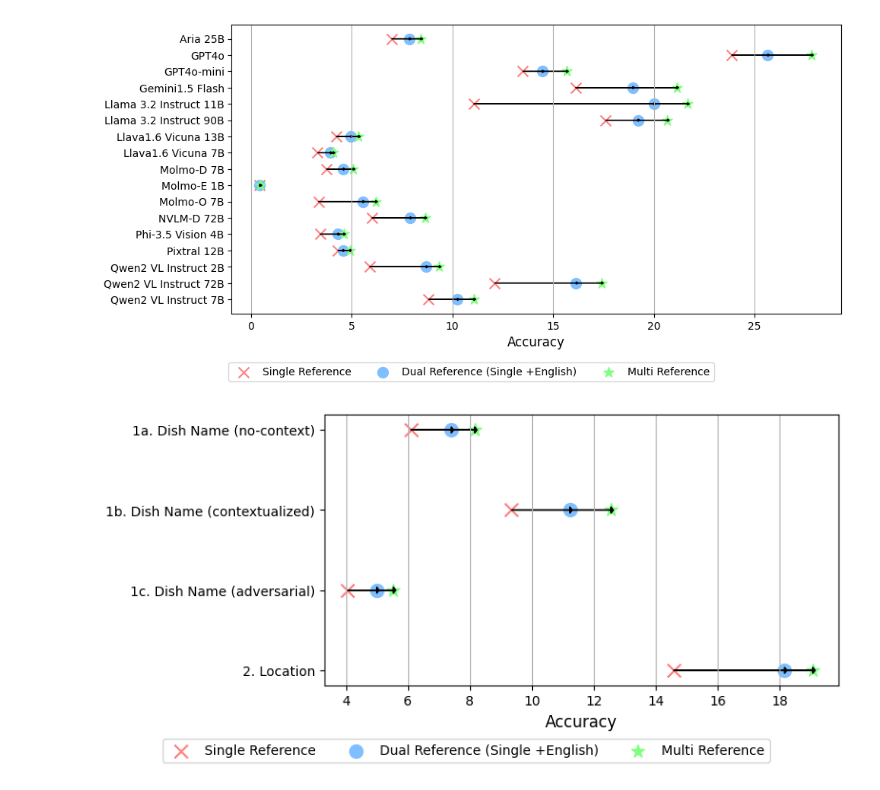
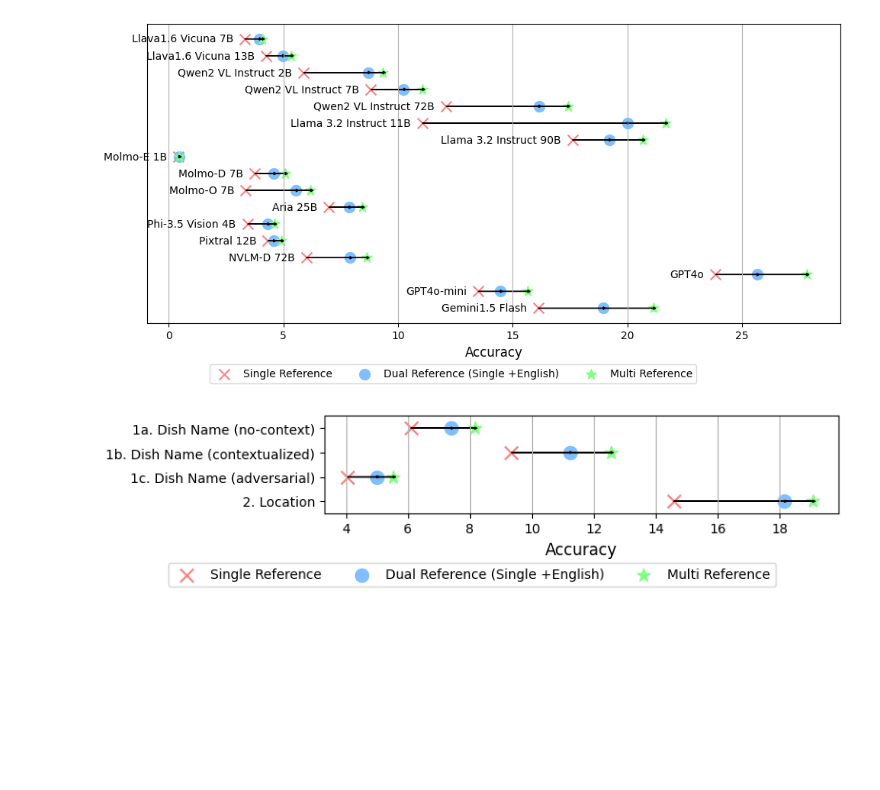
Before and after one commit to worldcuisines/worldcuisines, a Jupyter notebook: evaluation/score/plot/multi_ref.ipynb, the cells around one changed output. Cells and saved outputs as stored; diff of their text form; code cells hidden in the pictures; blank space fills up the shorter version.

Commit message:
fix: multi reference visualization

```diff
--- a/evaluation/score/plot/multi_ref.ipynb
+++ b/evaluation/score/plot/multi_ref.ipynb
@@ -50,3 +50,3 @@ df
 68 rows × 5 columns
 # %%
-df_model = df.groupby('model').mean().reset_index()
+df_model = df.groupby('model', sort=False).mean().reset_index()
@@ -86,34 +65,39 @@ for i in range(len(models)):
     ax.arrow(single[i], i, dual[i] - single[i], 0, head_width=0.15, head_length=0.1, fc='black', ec='black')
     ax.arrow(dual[i], i, multi[i] - dual[i], 0, head_width=0.15, head_length=0.1, fc='black', ec='black')
 
+for i, model in enumerate(models):
+    ax.text(single[i]-0.5, i, model, fontsize=10, ha='right', va='center')
+
 ax.set_xlabel('Accuracy', fontsize=12)
-plt.legend(bbox_to_anchor=(0.8, -0.15), ncol=3)
+plt.yticks([], visible=False)
+plt.legend(bbox_to_anchor=(0.8, -0.12), ncol=3)
 plt.grid(axis='x')
 plt.tight_layout()
 plt.show()
 # %% [output]
-[figure, old version]
+[figure, new version]
 # %%
 df_task = df.groupby('task').mean().reset_index()
 # %%
 task = ['1a. Dish Name (no-context)', '1b. Dish Name (contextualized)', '1c. Dish Name (adversarial)', '2. Location'][::-1]
 single = df_task['acc_oe_single'].to_list()[::-1]
 dual = df_task['acc_oe_dual'].to_list()[::-1]
 multi = df_task['acc_oe_multi'].to_list()[::-1]
 
-fig, ax = plt.subplots(figsize=(8, 4))
+fig, ax = plt.subplots(figsize=(8, 1.8))
 
 ax.scatter(single, task, color='#FF7F7F', marker='x', label='Single Reference', s=100)
 ax.scatter(dual, task, color='#7FBFFF', marker='o', label='Dual Reference (Single +English)', s=100)
 ax.scatter(multi, task, color='#7FFF7F', marker='*', label='Multi Reference', s=100)
 for i in range(len(task)):
     ax.arrow(single[i], i, dual[i] - single[i], 0, head_width=0.08, head_length=0.08, fc='black', ec='black')
     ax.arrow(dual[i], i, multi[i] - dual[i], 0, head_width=0.08, head_length=0.08, fc='black', ec='black')
 
 ax.set_xlabel('Accuracy', fontsize=12)
-plt.legend(bbox_to_anchor=(0.88, -0.17), ncol=3)
+ax.set_ylim(-0.5, len(task) - 0.5)
+fig.legend(loc='lower center', bbox_to_anchor=(0.5, -0.12), ncol=3)
 plt.grid(axis='x')
 plt.tight_layout()
 plt.show()
 # %% [output]
-[figure, old version]
+[figure, new version]
```
Also changed, not shown: parts of 2 cells of this notebook, 3 other files.
